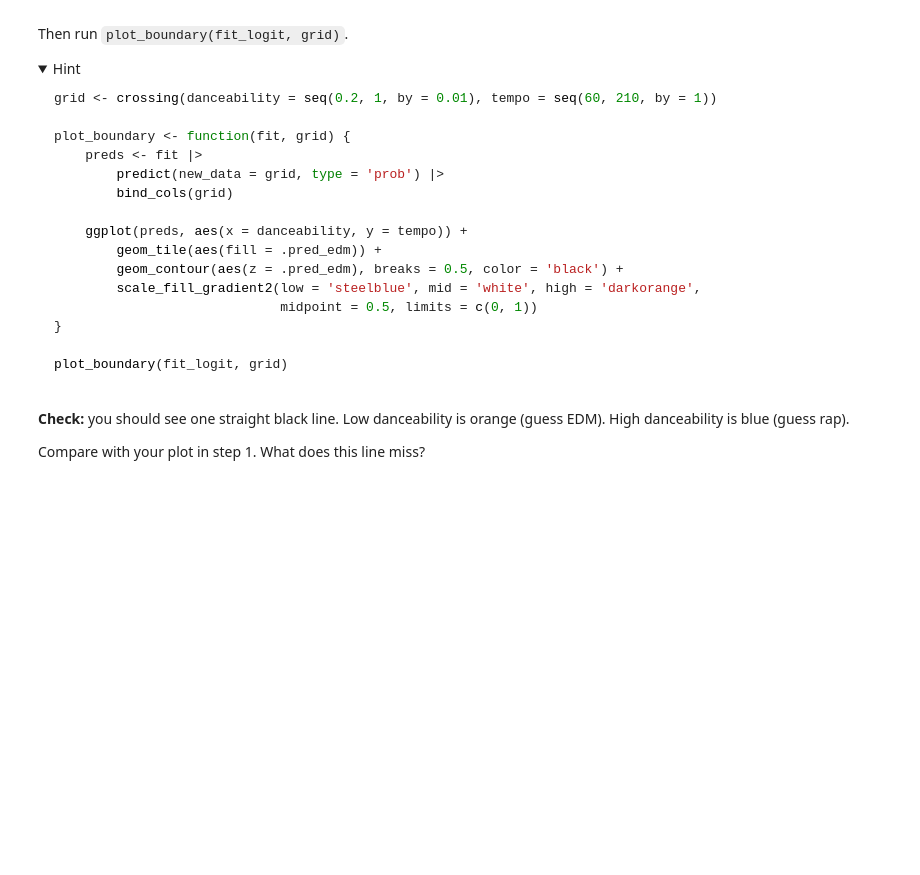
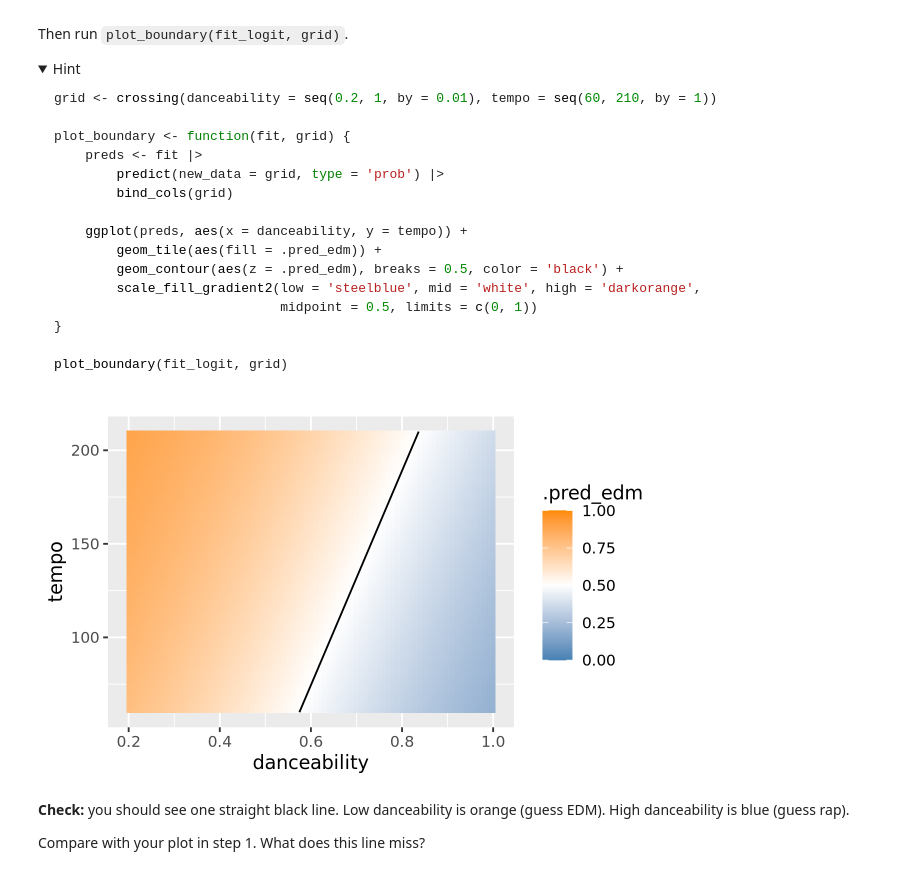
Before and after one commit to carfaro-uncch/codespace, a Jupyter notebook: exercises/13-spotify-exercise.ipynb, the cells around one changed output. Drawn from its saved outputs; the diff is of its cells as text; code cells hidden in the pictures; folded sections open; blank space fills up the shorter version.

````diff
--- a/exercises/13-spotify-exercise.ipynb
+++ b/exercises/13-spotify-exercise.ipynb
@@ -76,3 +85,12 @@ preds |> summarize(accuracy = mean(guess == genre))
 ```
 
 </details>
+# %%
+fit_logit <- logistic_reg() |> fit(genre ~ danceability + tempo, data = songs)
+
+preds <- fit_logit |>
+    predict(new_data = songs, type = 'prob') |>
+    bind_cols(songs) |>
+    mutate(guess = if_else(.pred_edm > 0.5, 'edm', 'rap'))
+
+preds |> summarize(accuracy = mean(guess == genre))
@@ -120,6 +141,24 @@ plot_boundary(fit_logit, grid)
 ```
 
 </details>
+# %%
+grid <- crossing(danceability = seq(0.2, 1, by = 0.01), tempo = seq(60, 210, by = 1))
+
+plot_boundary <- function(fit, grid) {
+    preds <- fit |>
+        predict(new_data = grid, type = 'prob') |>
+        bind_cols(grid)
+
+    ggplot(preds, aes(x = danceability, y = tempo)) +
+        geom_tile(aes(fill = .pred_edm)) +
+        geom_contour(aes(z = .pred_edm), breaks = 0.5, color = 'black') +
+        scale_fill_gradient2(low = 'steelblue', mid = 'white', high = 'darkorange',
+                             midpoint = 0.5, limits = c(0, 1))
+}
+
+plot_boundary(fit_logit, grid)
+# %% [output]
+[figure, added]
 # %% [markdown]
 **Check:** you should see one straight black line. Low danceability is orange (guess EDM). High danceability is blue (guess rap).
 
````
Also changed, not shown: parts of 5 cells of this notebook.
